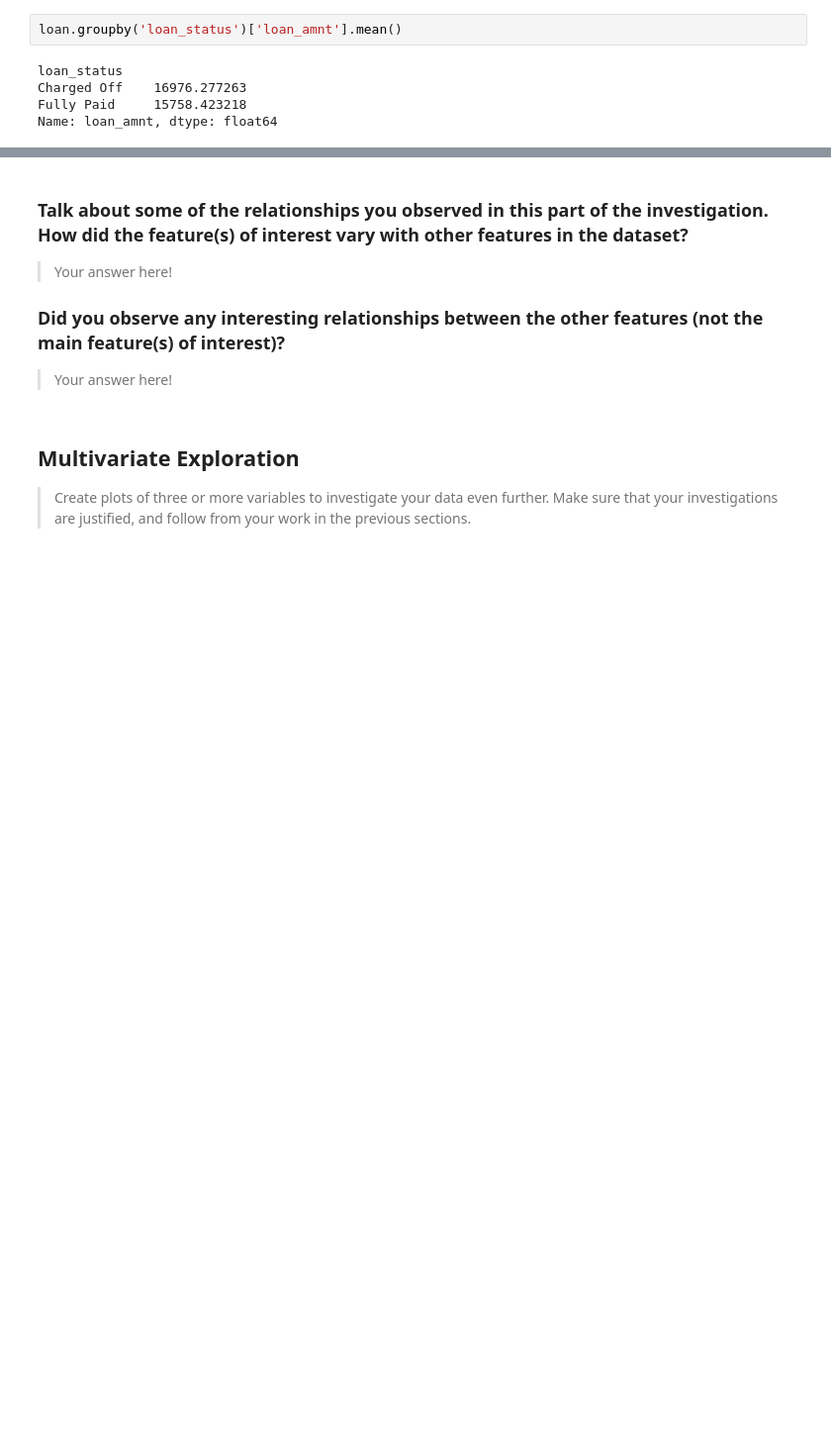
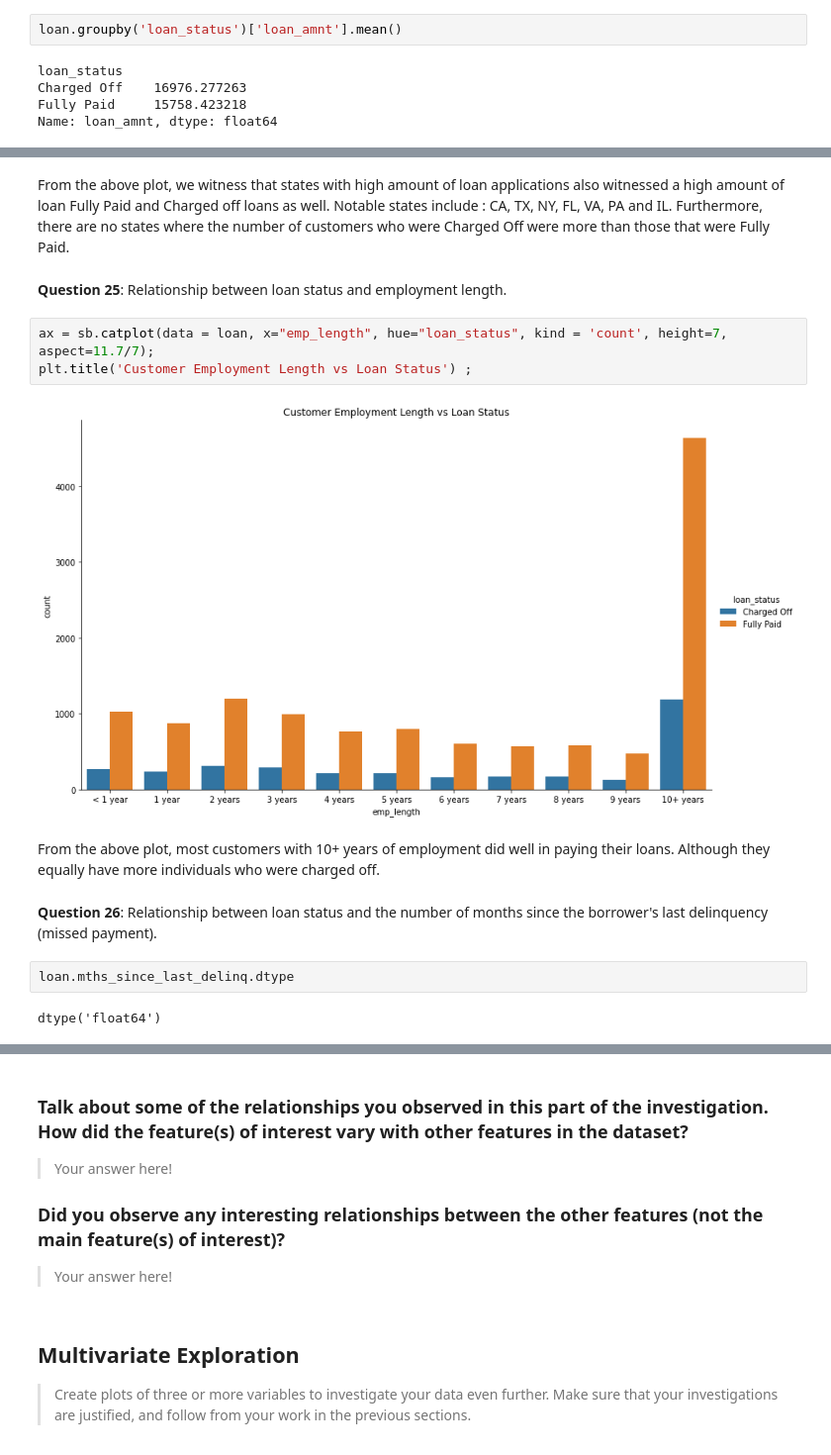
Before and after one commit to olusegunajibola/lloyds-bigdata-loan-customers, a Jupyter notebook: A Data Strategy/Part_I_exploration_data_strategy_loans.ipynb, the cells around one changed output, grey strips where cells are left out. Shown at 99% size. Drawn from its saved outputs; the diff is of its cells as text; blank space fills up the shorter version.

```diff
--- a/A Data Strategy/Part_I_exploration_data_strategy_loans.ipynb
+++ b/A Data Strategy/Part_I_exploration_data_strategy_loans.ipynb
@@ -1475,0 +1558,17 @@ Text(0.5, 1.0, 'Distribution of Loan Amount and Loan Status')
+# %% [markdown]
+From the above plot, we witness that states with high amount of loan applications also witnessed a high amount of loan Fully Paid and Charged off loans as well. Notable states include : CA, TX, NY, FL, VA, PA and IL. Furthermore, there are no states where the number of customers who were Charged Off were more than those that were Fully Paid.
+# %% [markdown]
+**Question 25**: Relationship between loan status and employment length.
+# %%
+ax = sb.catplot(data = loan, x="emp_length", hue="loan_status", kind = 'count', height=7, aspect=11.7/7);
+plt.title('Customer Employment Length vs Loan Status') ;
+# %% [output]
+[figure, added]
+# %% [markdown]
+From the above plot, most customers with 10+ years of employment did well in paying their loans. Although they equally have more individuals who were charged off.
+# %% [markdown]
+**Question 26**: Relationship between loan status and the number of months since the borrower's last delinquency (missed payment).
+# %%
+loan.mths_since_last_delinq.dtype
+# %% [output]
+dtype('float64')
```
Also changed, not shown: parts of 28 cells of this notebook, 1 other file.
